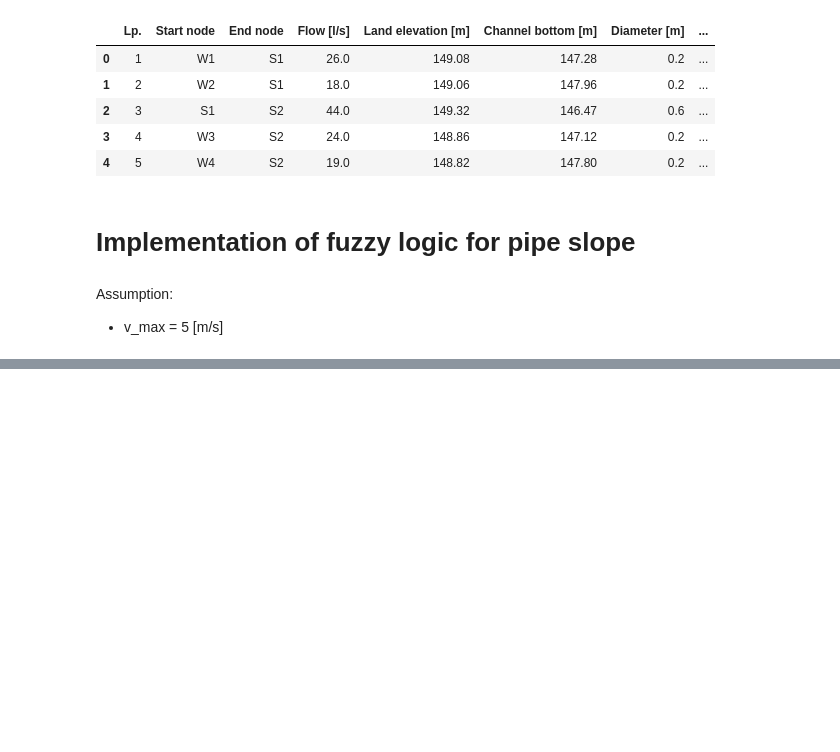
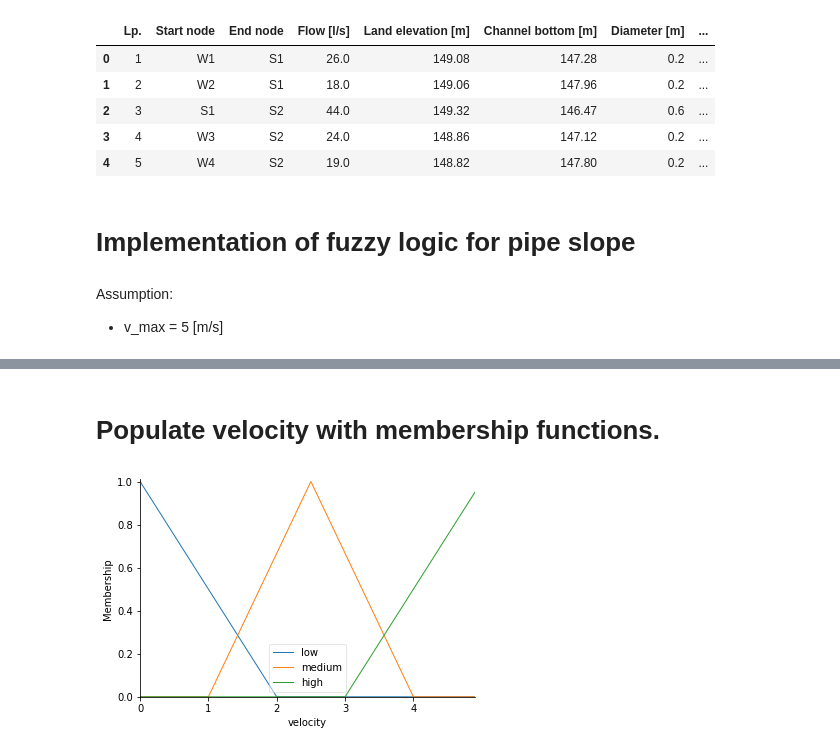
Before and after one commit to BuczynskiRafal/pipe_calculations, a Jupyter notebook: fuzzy logic.ipynb, the cells around one changed output, grey strips where cells are left out. Drawn from its saved outputs; the diff is of its cells as text; code cells hidden in the pictures; blank space fills up the shorter version.

```diff
--- a/fuzzy logic.ipynb
+++ b/fuzzy logic.ipynb
@@ -187,0 +215,10 @@ TypeError: ignored
+# %% [markdown]
+# Populate velocity with membership functions.
+# %%
+velocity['low'] = fuzz.trimf(velocity.universe, [v_min, v_min, 0.5 * v_max - 0.5])
+velocity['medium'] = fuzz.trimf(velocity.universe, [v_min + 1, 0.5 * v_max, v_max - 1])
+velocity['high'] = fuzz.trimf(velocity.universe, [0.5 * v_max + 0.5, v_max, v_max])
+
+velocity.view()
+# %% [output]
+[figure, added]
```
Also changed, not shown: parts of 5 cells of this notebook.
